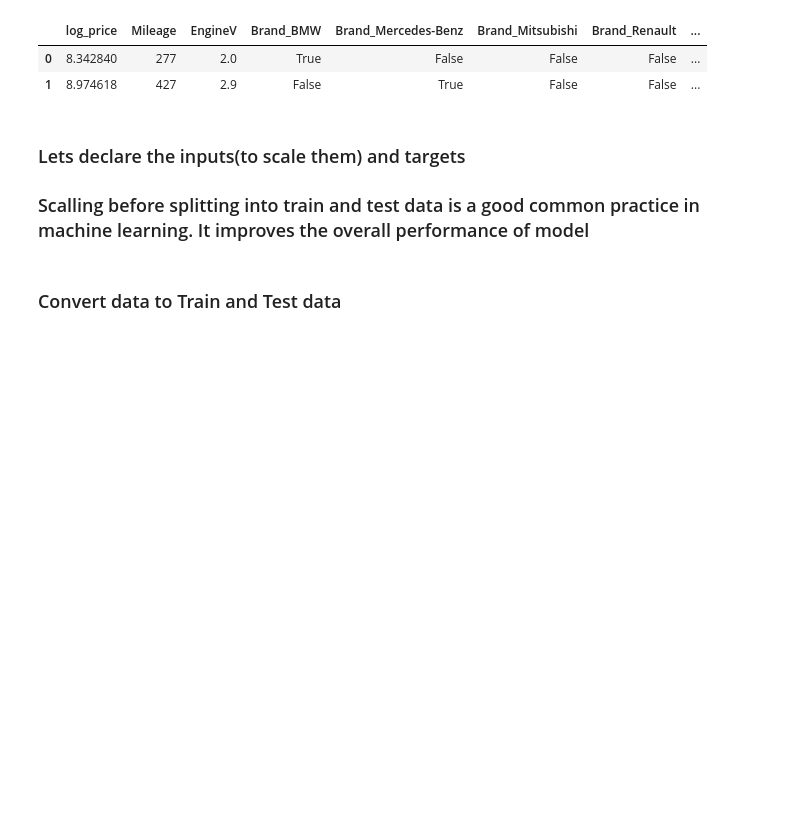
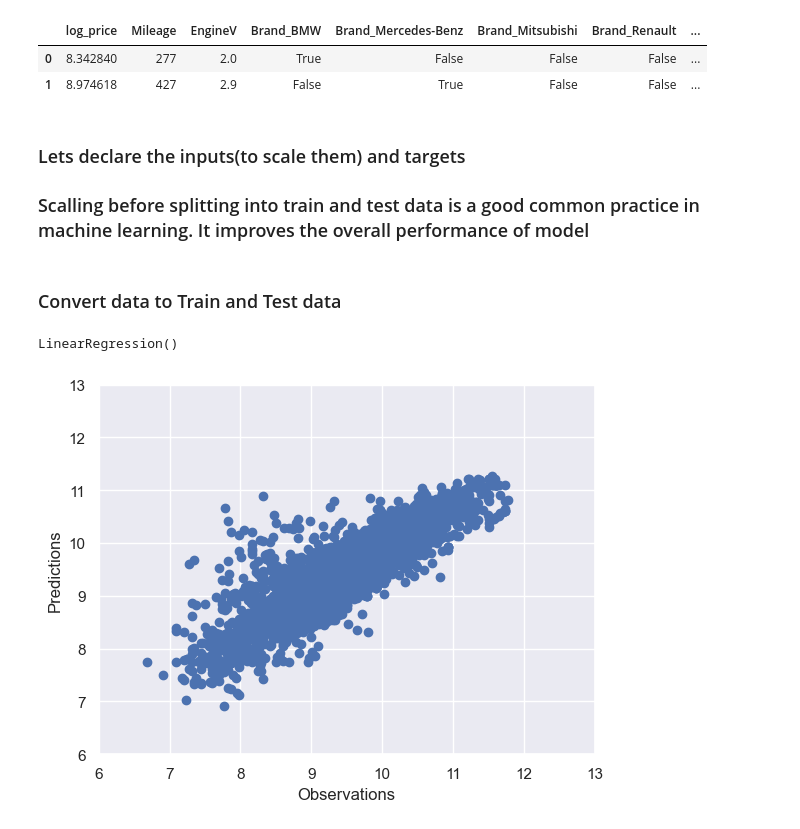
Before and after one commit to rohitkhatri75436/Data-science-learing, a Jupyter notebook: revision/TrainAndTestCarsSalesExample.ipynb, the cells around one changed output. Cells and saved outputs as stored; diff of their text form; code cells hidden in the pictures; blank space fills up the shorter version.

```diff
--- a/revision/TrainAndTestCarsSalesExample.ipynb
+++ b/revision/TrainAndTestCarsSalesExample.ipynb
@@ -475,0 +476,21 @@ x_train, x_test,y_train, y_test = train_test_split(input_scaled,target, test_siz
+# %%
+linearReg = LinearRegression()
+linearReg.fit(x_train,y_train)
+# %% [output]
+LinearRegression()
+# %%
+y_hat = linearReg.predict(x_train)
+
+
+# the plot of predictions and targets
+# To check if predictions(output of model) and targets(actual observations) are closer?
+# if Values are closer or matching then it means model is working good.
+# If you see points are closer to the linear line then it means model is working good.
+plt.scatter(y_train,y_hat)
+plt.xlabel("Observations")
+plt.ylabel("Predictions")
+plt.xlim(6,13)
+plt.ylim(6,13)
+plt.show()
+# %% [output]
+[figure, added]
```
Also changed, not shown: parts of 13 cells of this notebook, 3 other files.
